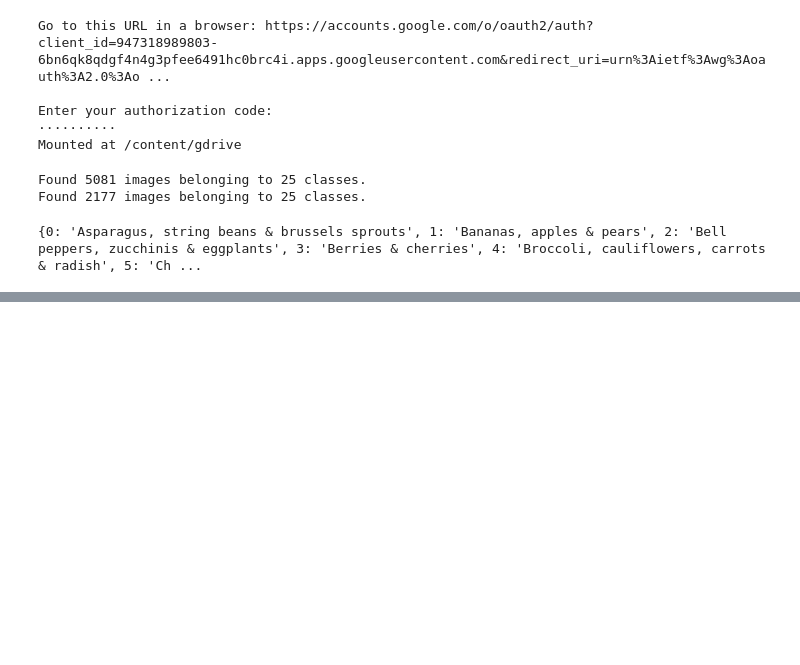
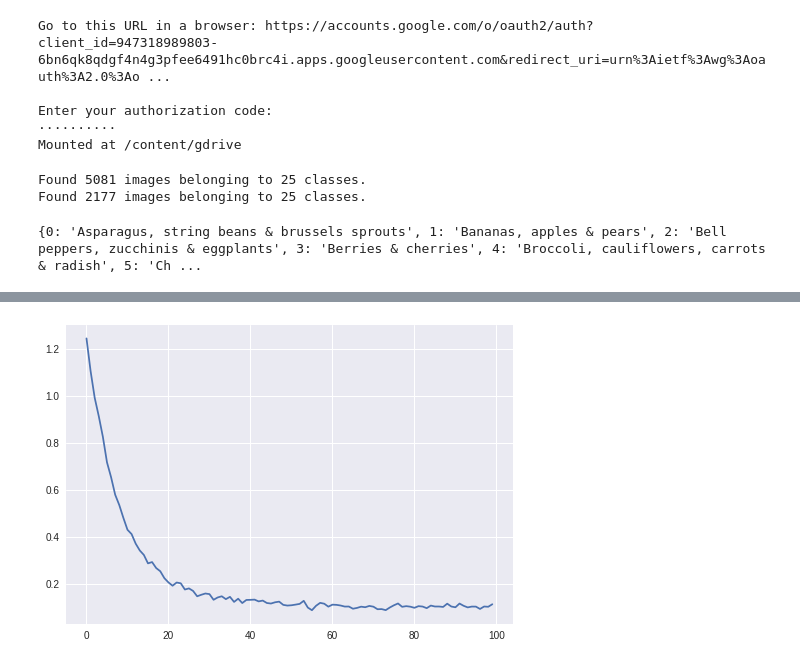
Before and after one commit to Younes-Charfaoui/Picnic-Hackathon, a Jupyter notebook: Picnic_Hackathon.ipynb, the cells around one changed output, grey strips where cells are left out. Drawn from its saved outputs; the diff is of its cells as text; code cells hidden in the pictures; blank space fills up the shorter version.

```diff
--- a/Picnic_Hackathon.ipynb
+++ b/Picnic_Hackathon.ipynb
@@ -105,3 +150,5 @@ _________________________________________________________________
 model.compile(optimizer = 'rmsprop', loss="categorical_crossentropy", metrics=["accuracy"])
 # %%
 STEP_SIZE_TRAIN = train_generator.n//train_generator.batch_size
+# %%
+history = model.fit([xx_train], [yy_train], epochs=100, batch_size = 32)
@@ -108 +173,6 @@ STEP_SIZE_TRAIN = train_generator.n//train_generator.batch_size
+# %%
+plt.plot(history.history['loss'])
+plt.show()
+# %% [output]
+[figure, added]
 # %%
```
Also changed, not shown: parts of 27 cells of this notebook.
